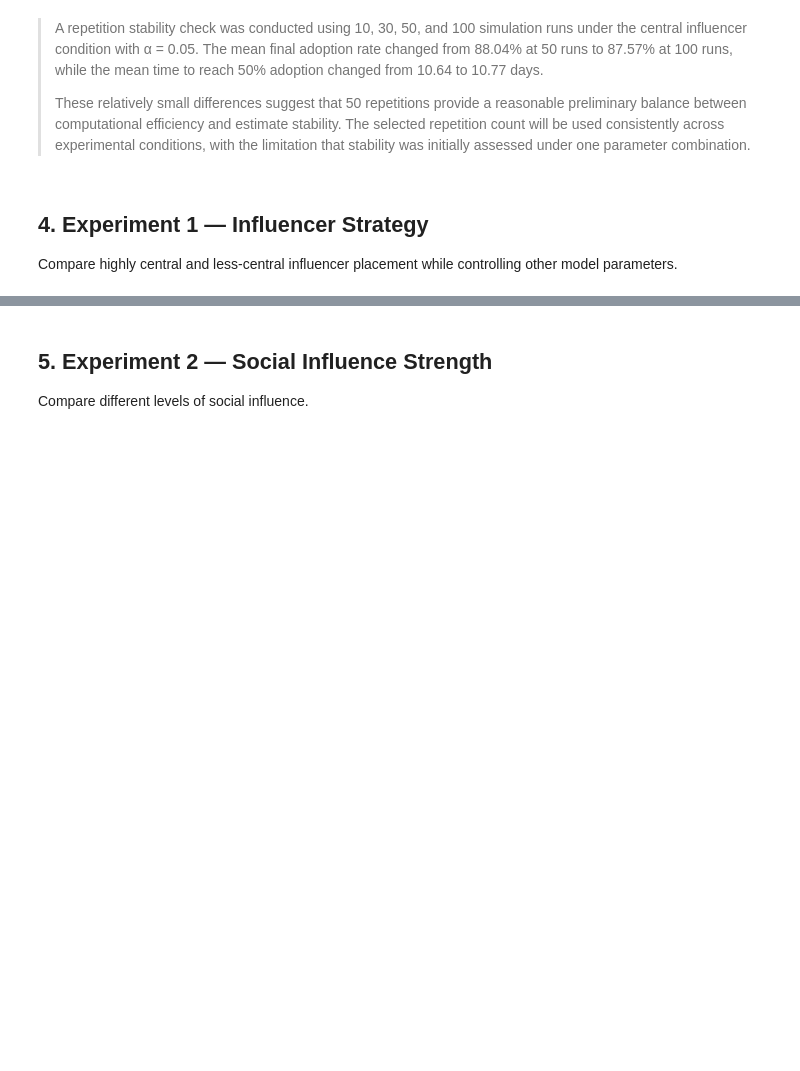
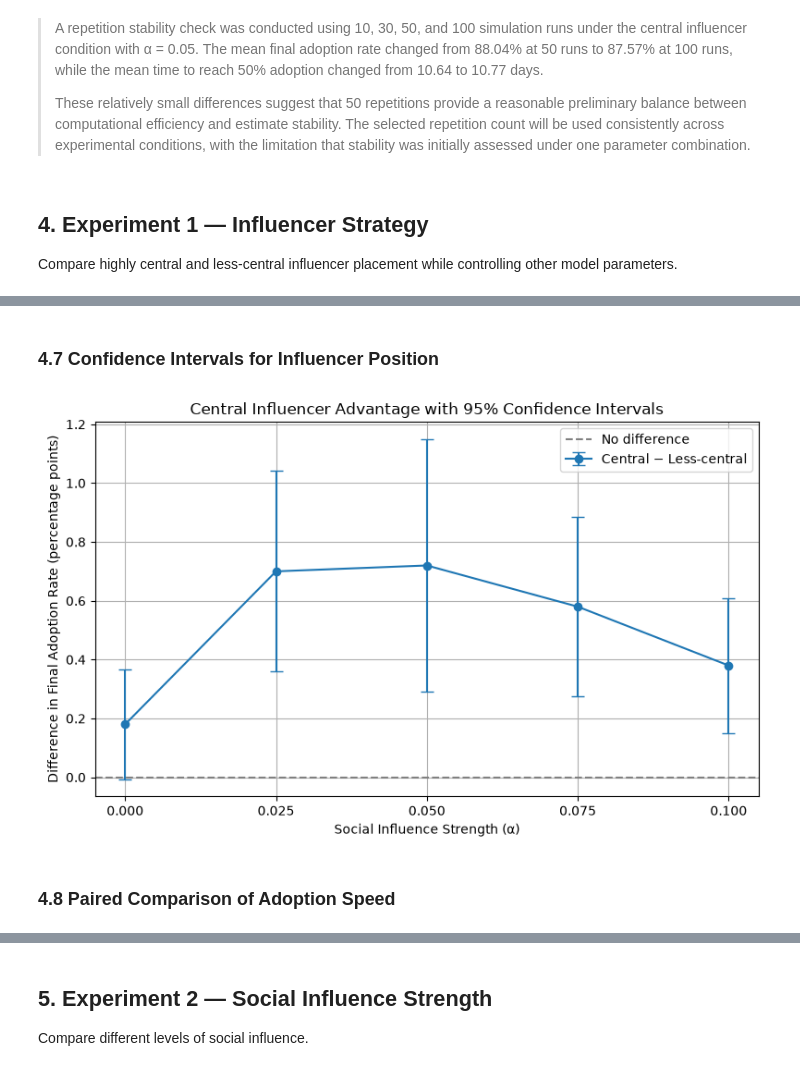
Before and after one commit to tammyweng0/UWA_computational_modelling_project, a Jupyter notebook: notebooks/experiments.ipynb, the cells around one changed output, grey strips where cells are left out. Drawn from its saved outputs; the diff is of its cells as text; code cells hidden in the pictures; blank space fills up the shorter version.

```diff
--- a/notebooks/experiments.ipynb
+++ b/notebooks/experiments.ipynb
@@ -682,0 +902,51 @@ Compare highly central and less-central influencer placement while controlling o
+# %% [markdown]
+### 4.7 Confidence Intervals for Influencer Position
+# %%
+import matplotlib.pyplot as plt
+
+plt.figure(figsize=(8, 5))
+
+lower_error = (
+    df_paired["mean_difference"]
+    - df_paired["ci_lower"]
+)
+
+upper_error = (
+    df_paired["ci_upper"]
+    - df_paired["mean_difference"]
+)
+
+plt.errorbar(
+    df_paired["alpha"],
+    df_paired["mean_difference"],
+    yerr=[lower_error, upper_error],
+    fmt="o-",
+    capsize=5,
+    label="Central − Less-central"
+)
+
+# Zero means no difference
+plt.axhline(
+    y=0,
+    color="gray",
+    linestyle="--",
+    label="No difference"
+)
+
+plt.xticks(
+    SOCIAL_INFLUENCE_VALUES,
+    [f"{alpha:.3f}" for alpha in SOCIAL_INFLUENCE_VALUES]
+)
+
+plt.xlabel("Social Influence Strength (α)")
+plt.ylabel("Difference in Final Adoption Rate (percentage points)")
+plt.title("Central Influencer Advantage with 95% Confidence Intervals")
+
+plt.legend()
+plt.grid(True)
+plt.tight_layout()
+plt.show()
+# %% [output]
+[figure, added]
+# %% [markdown]
+### 4.8 Paired Comparison of Adoption Speed
```
Also changed, not shown: parts of 14 cells of this notebook, 2 other files.
